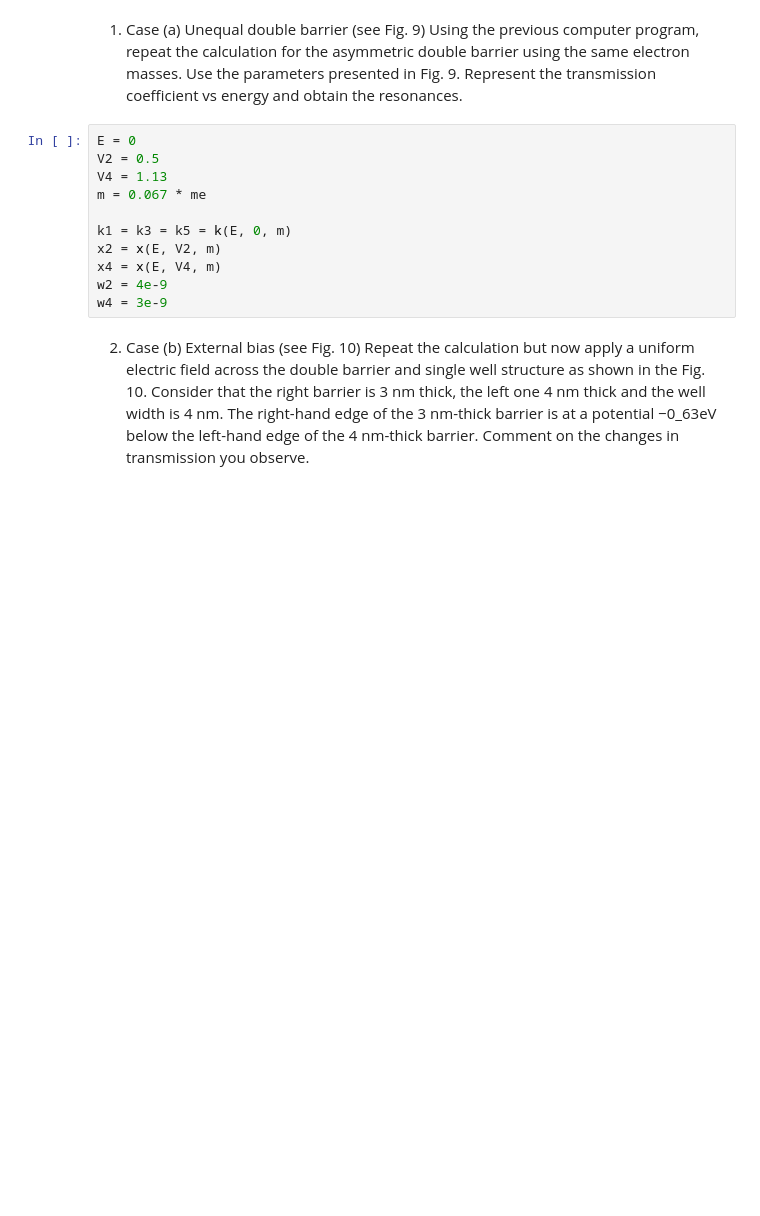
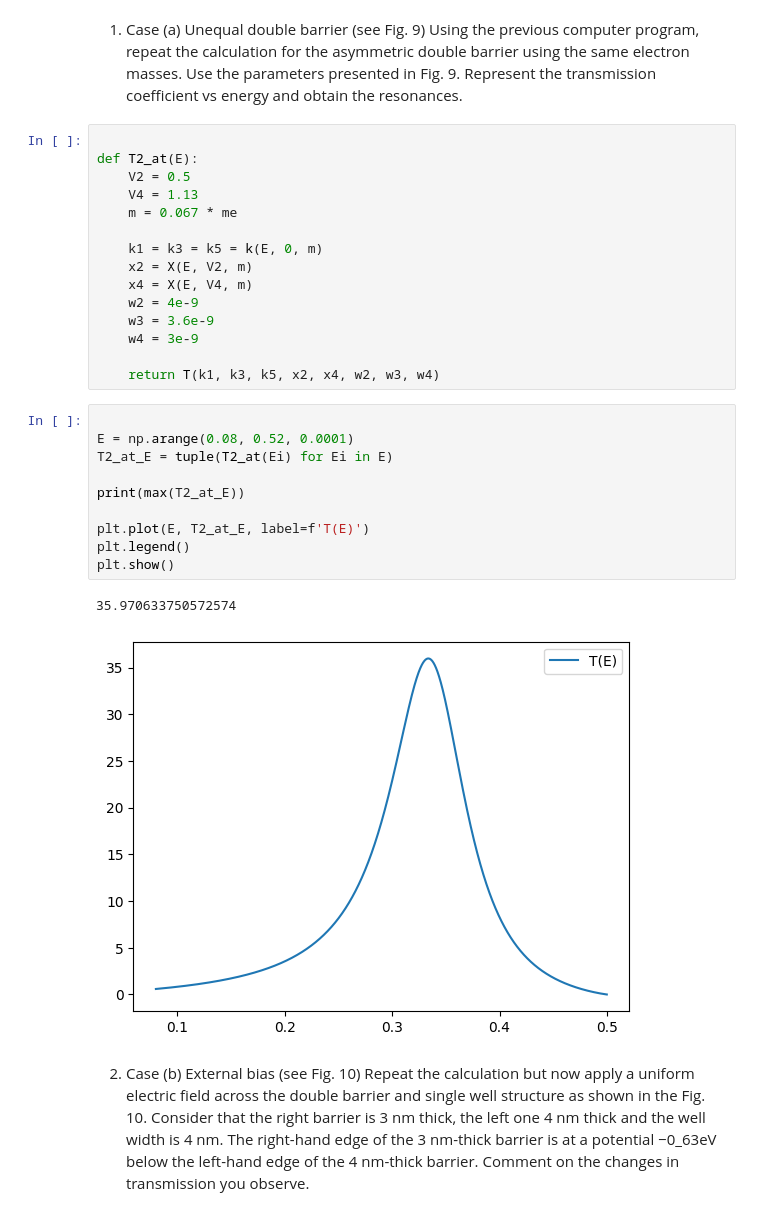
Before and after one commit to LuisGMM/UC3M_AdvancedQuantumPhysics_LAB_ResonantTunneling, a Jupyter notebook: src/UC3M_AdvancedQuantumPhysics_LAB_ResonantTunneling/main.ipynb, the cells around one changed output. Saved outputs shown, nothing was run; the diff lists cells and outputs as text; blank space fills up the shorter version.

```diff
--- a/src/UC3M_AdvancedQuantumPhysics_LAB_ResonantTunneling/main.ipynb
+++ b/src/UC3M_AdvancedQuantumPhysics_LAB_ResonantTunneling/main.ipynb
@@ -117,16 +125,33 @@ plt.show()
    parameters presented in Fig. 9. Represent the transmission coefficient
    vs energy and obtain the resonances.
 # %%
-E = 0
-V2 = 0.5
-V4 = 1.13
-m = 0.067 * me
 
-k1 = k3 = k5 = k(E, 0, m)
-x2 = x(E, V2, m)
-x4 = x(E, V4, m)
-w2 = 4e-9
-w4 = 3e-9
+def T2_at(E):
+    V2 = 0.5
+    V4 = 1.13
+    m = 0.067 * me
+
+    k1 = k3 = k5 = k(E, 0, m)
+    x2 = X(E, V2, m)
+    x4 = X(E, V4, m)
+    w2 = 4e-9
+    w3 = 3.6e-9
+    w4 = 3e-9
+
+    return T(k1, k3, k5, x2, x4, w2, w3, w4)
+# %%
+
+E = np.arange(0.08, 0.52, 0.0001)
+T2_at_E = tuple(T2_at(Ei) for Ei in E)
+
+print(max(T2_at_E))
+
+plt.plot(E, T2_at_E, label=f'T(E)')
+plt.legend()
+plt.show()
+# %% [output]
+35.970633750572574
+[figure, added]
 # %% [markdown]
 2. Case (b) External bias (see Fig. 10)
    Repeat the calculation but now apply a uniform electric field across
```
Also changed, not shown: parts of 9 cells of this notebook, 1 other file.
